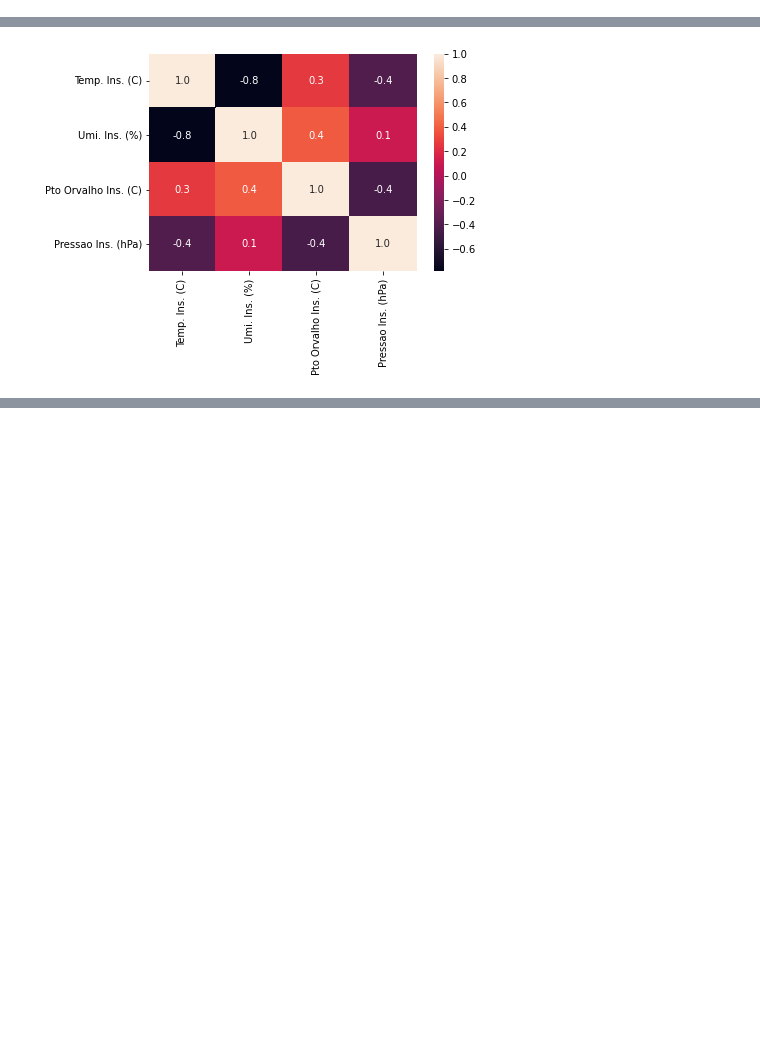
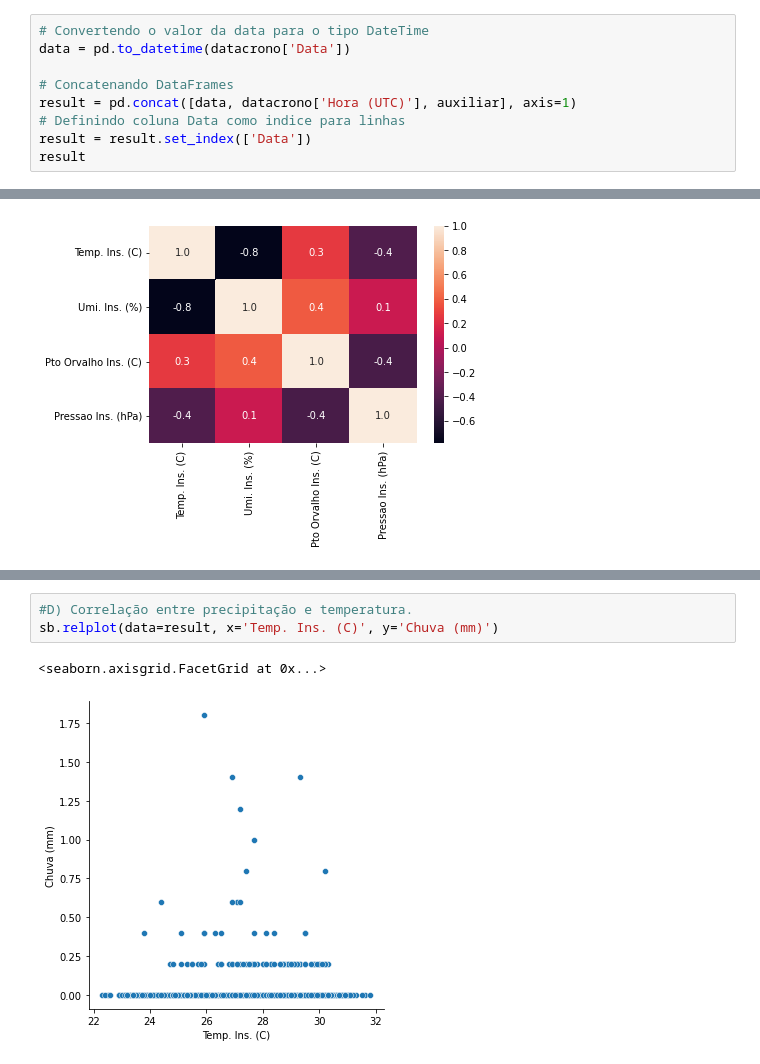
Before and after one commit to Gus-1003/Meteorologia_Estudos_Dados, a Jupyter notebook: Análise_Dados_Historicos_Anuais_INMET/Analise_INMET_Natal_RN_2021.ipynb, the cells around one changed output, grey strips where cells are left out. Cells and saved outputs as stored; diff of their text form; blank space fills up the shorter version.

```diff
--- a/Análise_Dados_Historicos_Anuais_INMET/Analise_INMET_Natal_RN_2021.ipynb
+++ b/Análise_Dados_Historicos_Anuais_INMET/Analise_INMET_Natal_RN_2021.ipynb
@@ -347,0 +407,9 @@ result = pd.concat([datacrono, auxiliar])
+# %%
+# Convertendo o valor da data para o tipo DateTime
+data = pd.to_datetime(datacrono['Data'])
+
+# Concatenando DataFrames
+result = pd.concat([data, datacrono['Hora (UTC)'], auxiliar], axis=1)
+# Definindo coluna Data como indice para linhas
+result = result.set_index(['Data'])
+result
@@ -470,0 +631,6 @@ sb.heatmap(corr, annot=True, fmt=".1f")
+# %%
+#D) Correlação entre precipitação e temperatura.
+sb.relplot(data=result, x='Temp. Ins. (C)', y='Chuva (mm)')
+# %% [output]
+<seaborn.axisgrid.FacetGrid at 0x...>
+[figure, added]
```
Also changed, not shown: parts of 14 cells of this notebook.
